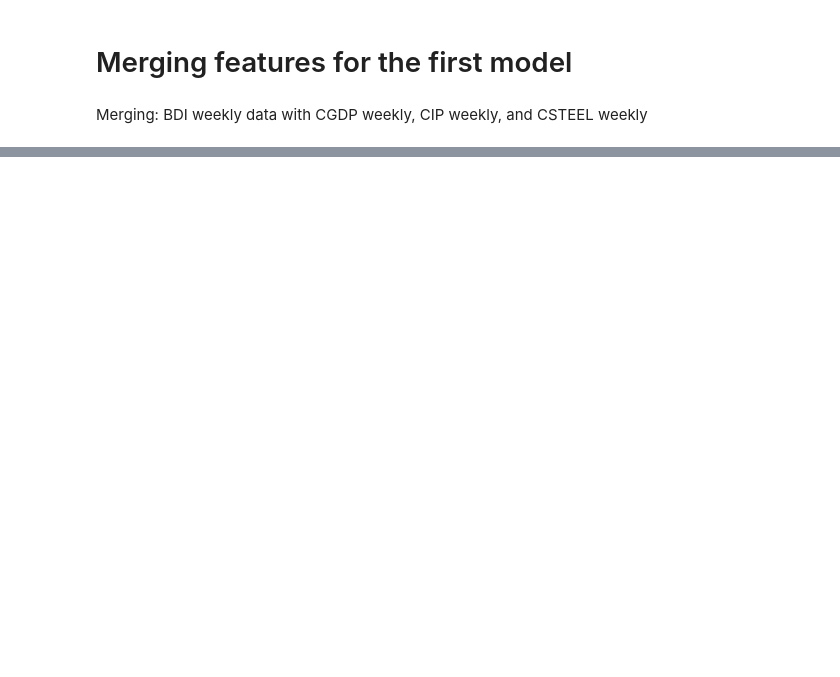
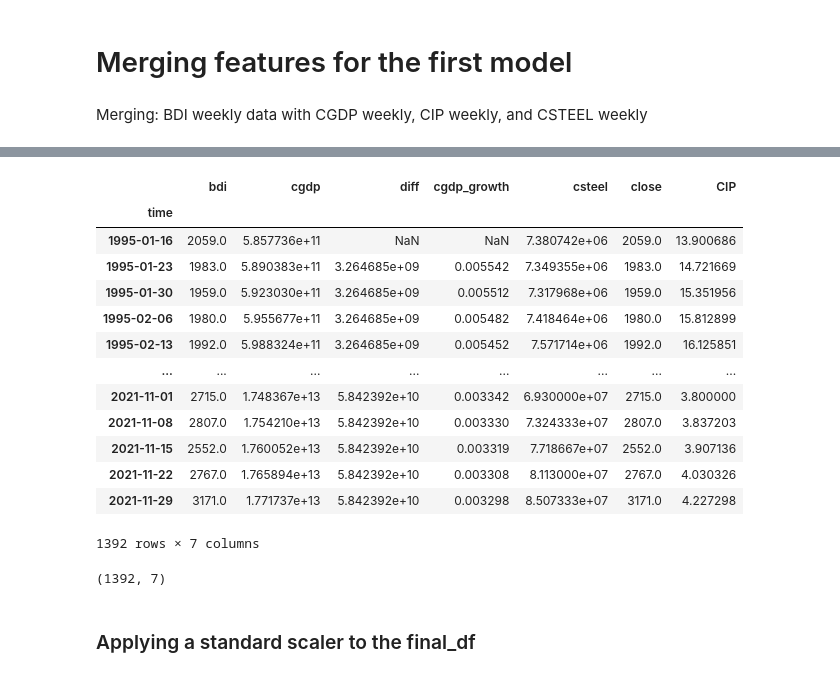
Before and after one commit to LeibnizianOptimist/bdi_predict, a Jupyter notebook: notebooks/merging-features-first-model.ipynb, the cells around one changed output, grey strips where cells are left out. Cells and saved outputs as stored; diff of their text form; code cells hidden in the pictures; blank space fills up the shorter version.

```diff
--- a/notebooks/merging-features-first-model.ipynb
+++ b/notebooks/merging-features-first-model.ipynb
@@ -27,0 +137,4 @@ csteel_df.merge(cgdp_df)
+# %%
+csteel_cgdp_df.rename(columns={"close_x":"bdi"}, inplace=True)
+# %%
+csteel_cgdp_df["time"] = pd.to_datetime(csteel_cgdp_df["time"])
@@ -27,0 +159,2 @@ csteel_df.merge(cgdp_df)
+# %%
+final_df = pd.merge(csteel_cgdp_df, cip_bdi_combined_df, on="time", how="inner")
@@ -27,0 +177,25 @@ csteel_df.merge(cgdp_df)
+# %%
+final_df.set_index("time", inplace=True)
+# %%
+final_df
+# %% [output]
+|  | bdi | cgdp | diff | cgdp_growth | csteel | close | CIP |
+| time |  |  |  |  |  |  |  |
+| 1995-01-16 | 2059.0 | 5.857736e+11 | NaN | NaN | 7.380742e+06 | 2059.0 | 13.900686 |
+| 1995-01-23 | 1983.0 | 5.890383e+11 | 3.264685e+09 | 0.005542 | 7.349355e+06 | 1983.0 | 14.721669 |
+| 1995-01-30 | 1959.0 | 5.923030e+11 | 3.264685e+09 | 0.005512 | 7.317968e+06 | 1959.0 | 15.351956 |
+| 1995-02-06 | 1980.0 | 5.955677e+11 | 3.264685e+09 | 0.005482 | 7.418464e+06 | 1980.0 | 15.812899 |
+| 1995-02-13 | 1992.0 | 5.988324e+11 | 3.264685e+09 | 0.005452 | 7.571714e+06 | 1992.0 | 16.125851 |
+| ... | ... | ... | ... | ... | ... | ... | ... |
+| 2021-11-01 | 2715.0 | 1.748367e+13 | 5.842392e+10 | 0.003342 | 6.930000e+07 | 2715.0 | 3.800000 |
+| 2021-11-08 | 2807.0 | 1.754210e+13 | 5.842392e+10 | 0.003330 | 7.324333e+07 | 2807.0 | 3.837203 |
+| 2021-11-15 | 2552.0 | 1.760052e+13 | 5.842392e+10 | 0.003319 | 7.718667e+07 | 2552.0 | 3.907136 |
+| 2021-11-22 | 2767.0 | 1.765894e+13 | 5.842392e+10 | 0.003308 | 8.113000e+07 | 2767.0 | 4.030326 |
+| 2021-11-29 | 3171.0 | 1.771737e+13 | 5.842392e+10 | 0.003298 | 8.507333e+07 | 3171.0 | 4.227298 |
+1392 rows × 7 columns
+# %%
+final_df.shape
+# %% [output]
+(1392, 7)
+# %% [markdown]
+### Applying a standard scaler to the final_df
```
Also changed, not shown: parts of 39 cells of this notebook.
